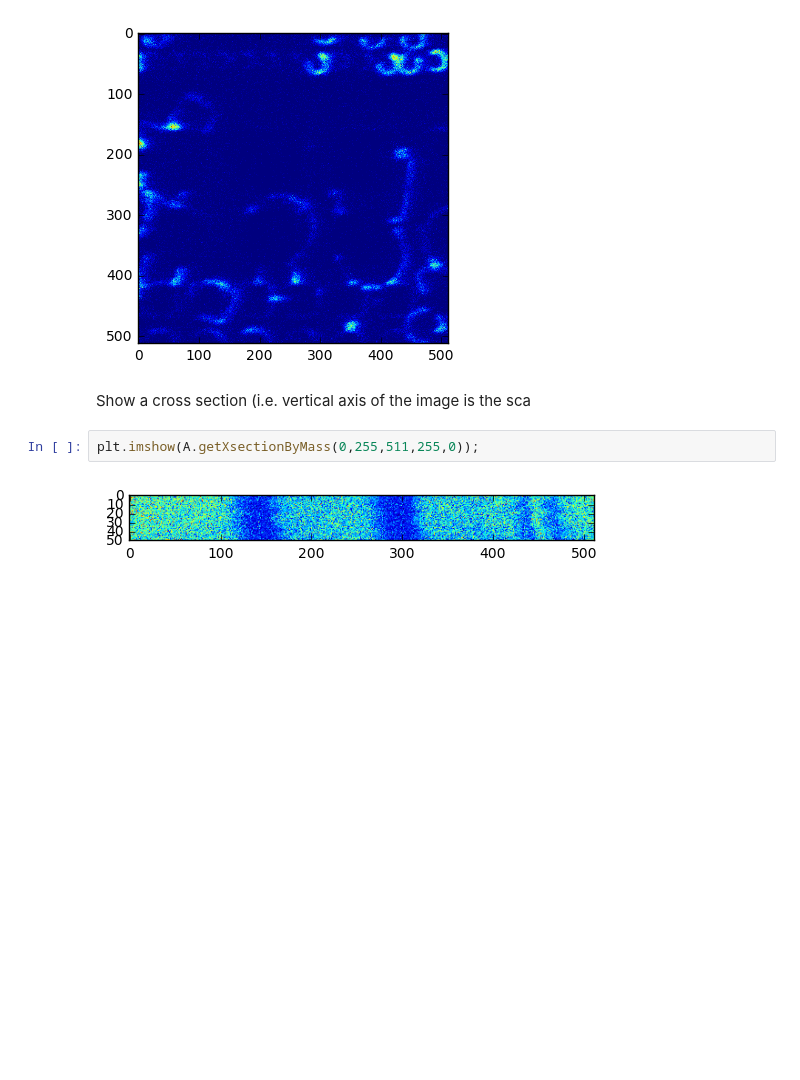
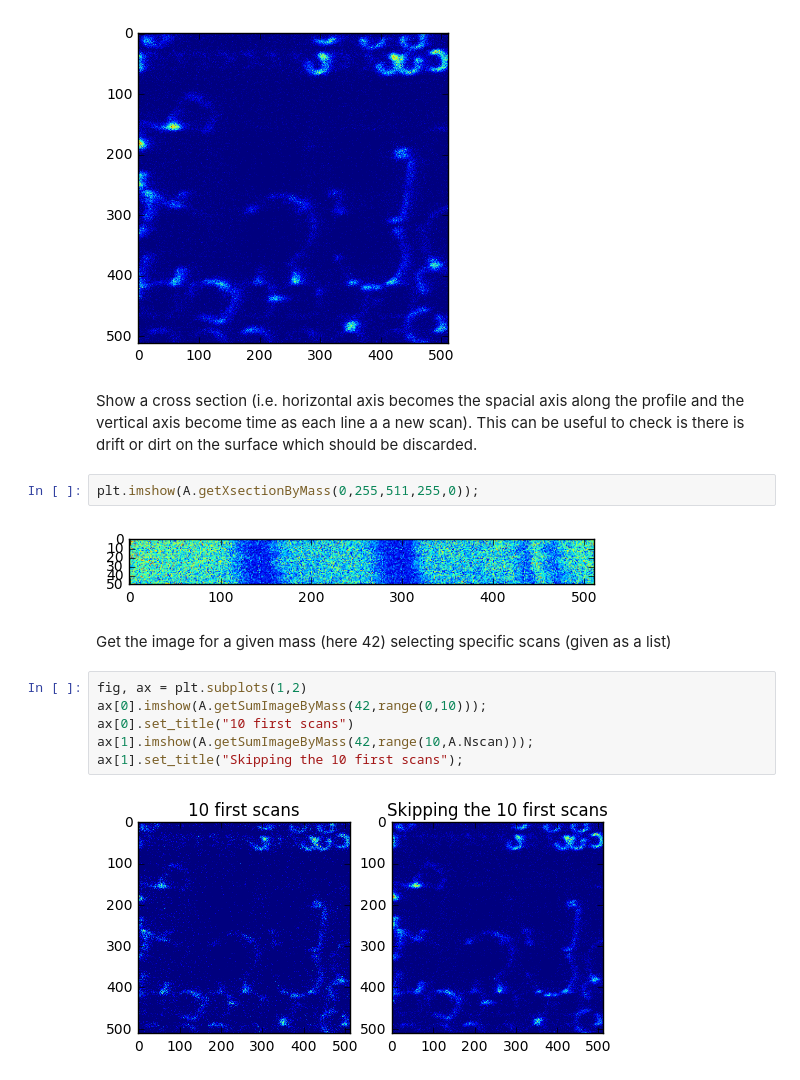
Before and after one commit to scholi/pyTOF, a Jupyter notebook: doc/pyTOF Documentation.ipynb, the cells around one changed output. Saved outputs shown, nothing was run; the diff lists cells and outputs as text; blank space fills up the shorter version.

```diff
--- a/doc/pyTOF Documentation.ipynb
+++ b/doc/pyTOF Documentation.ipynb
@@ -43,9 +43,19 @@ Show the sum of all scans for a specific mass (e.g. 42)
 plt.imshow(A.getSumImageByMass(42));
 # %% [output]
 [figure]
-# %% [markdown]
-Show a cross section (i.e. vertical axis of the image is the sca
+# %% [markdown]
+Show a cross section (i.e. horizontal axis becomes the spacial axis along the profile and the vertical axis become time as each line a a new scan). This can be useful to check is there is drift or dirt on the surface which should be discarded.
 # %%
 plt.imshow(A.getXsectionByMass(0,255,511,255,0));
 # %% [output]
 [figure]
+# %% [markdown]
+Get the image for a given mass (here 42) selecting specific scans (given as a list)
+# %%
+fig, ax = plt.subplots(1,2)
+ax[0].imshow(A.getSumImageByMass(42,range(0,10)));
+ax[0].set_title("10 first scans")
+ax[1].imshow(A.getSumImageByMass(42,range(10,A.Nscan)));
+ax[1].set_title("Skipping the 10 first scans");
+# %% [output]
+[figure, added]
```
Also changed, not shown: 1 other file.
